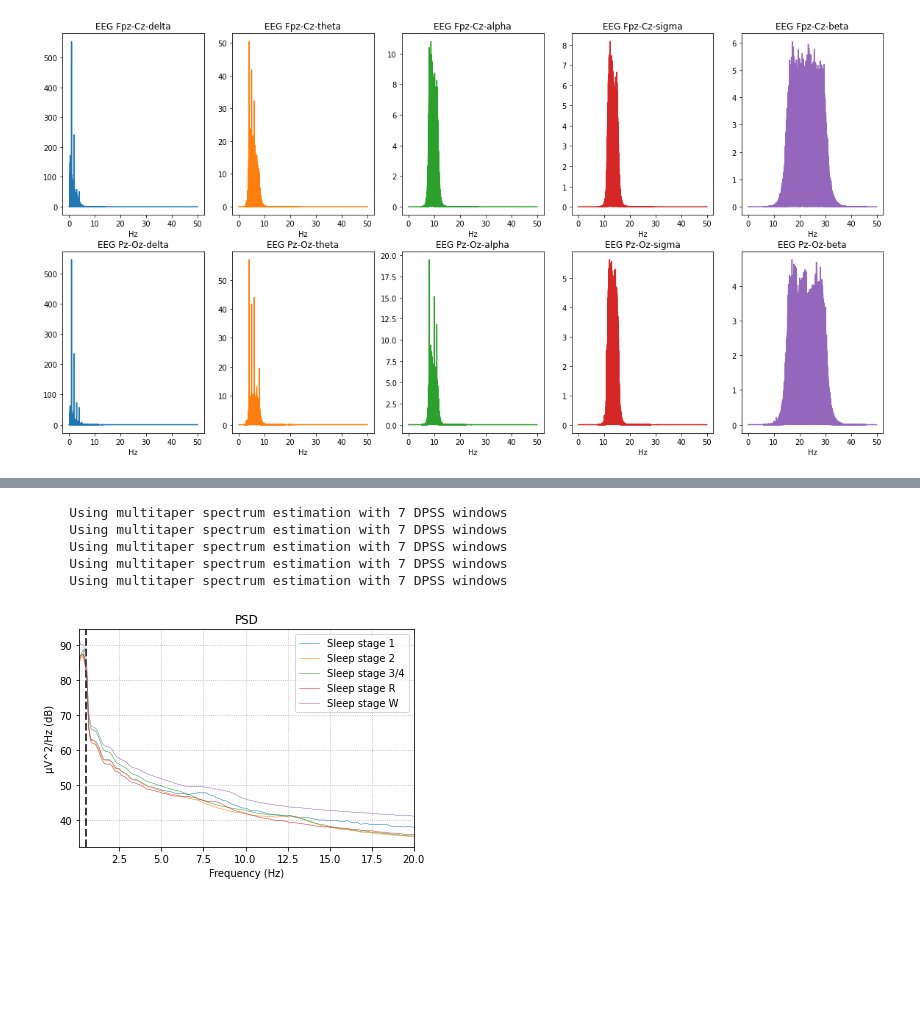
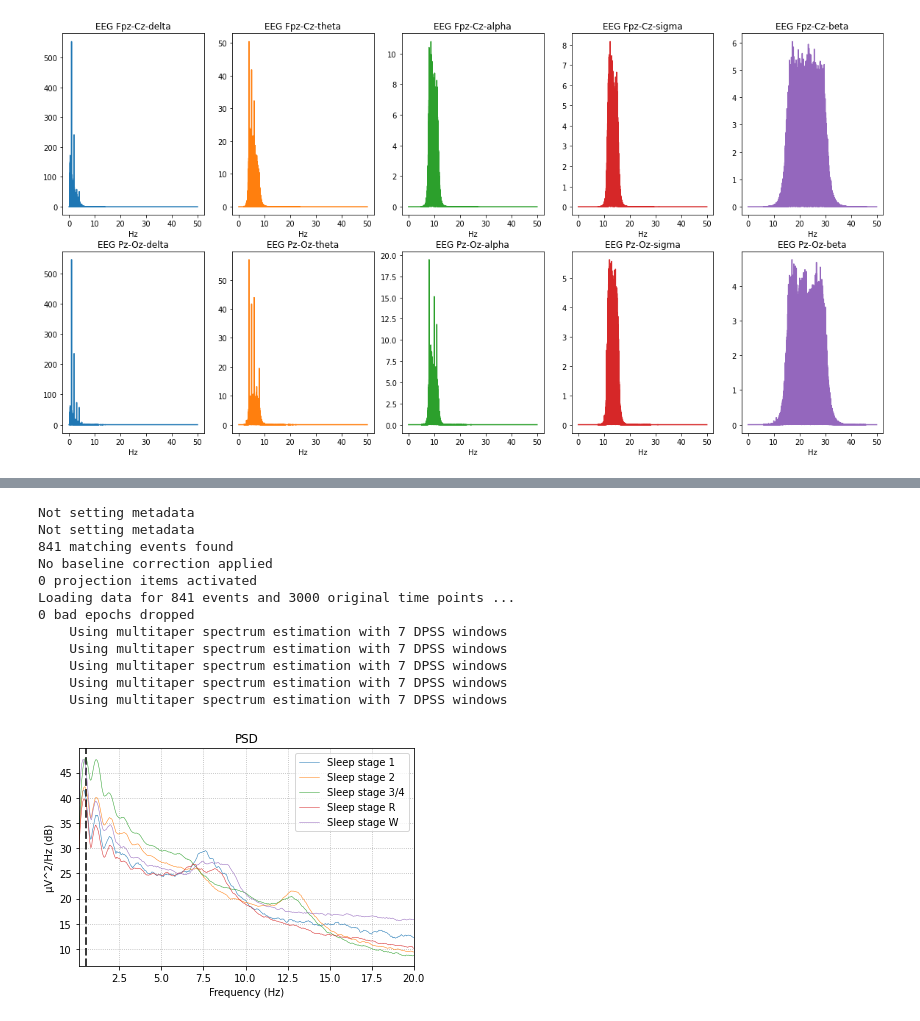
Before and after one commit to orelts/Sleep-Stage-Prediction-Classification-Using-Neural-ODE, a Jupyter notebook: notebooks/plots_and_figures.ipynb, the cells around one changed output, grey strips where cells are left out. Drawn from its saved outputs; the diff is of its cells as text; code cells hidden in the pictures; blank space fills up the shorter version.

Commit message:
Added figures of raw data and edited notebook

```diff
--- a/notebooks/plots_and_figures.ipynb
+++ b/notebooks/plots_and_figures.ipynb
@@ -124,19 +153,32 @@ Used Annotations descriptions: ['Sleep stage 1', 'Sleep stage 2', 'Sleep stage 3
 # %%
 # Plot PSD
+# Create Epochs from the data based on the events found in the annotations
+tmax = 30. - 1. / sampling_rate  # tmax in included
+
+epochs = mne.Epochs(raw=raw, events=events, preload=True,
+                          event_id=event_id, tmin=0., tmax=tmax, baseline=None)
+
 fig, ax = plt.subplots(ncols=1)
 stages = sorted(event_id.keys())
 for stage, color in zip(stages, stage_colors):
     epochs[stage].plot_psd(area_mode=None, color=color, ax=ax,
                            fmin=0.1, fmax=20., show=False,
                            average=True, spatial_colors=False)
 ax.set(title="PSD", xlabel='Frequency (Hz)')
 ax.set(ylabel='µV^2/Hz (dB)')
 ax.legend(ax.lines[2::3], stages)
 plt.show()
 # %% [output]
+Not setting metadata
+Not setting metadata
+841 matching events found
+No baseline correction applied
+0 projection items activated
+Loading data for 841 events and 3000 original time points ...
+0 bad epochs dropped
     Using multitaper spectrum estimation with 7 DPSS windows
     Using multitaper spectrum estimation with 7 DPSS windows
     Using multitaper spectrum estimation with 7 DPSS windows
     Using multitaper spectrum estimation with 7 DPSS windows
     Using multitaper spectrum estimation with 7 DPSS windows
-[figure, old version]
+[figure, new version]
```
Also changed, not shown: parts of 8 cells of this notebook, 2 other files.
